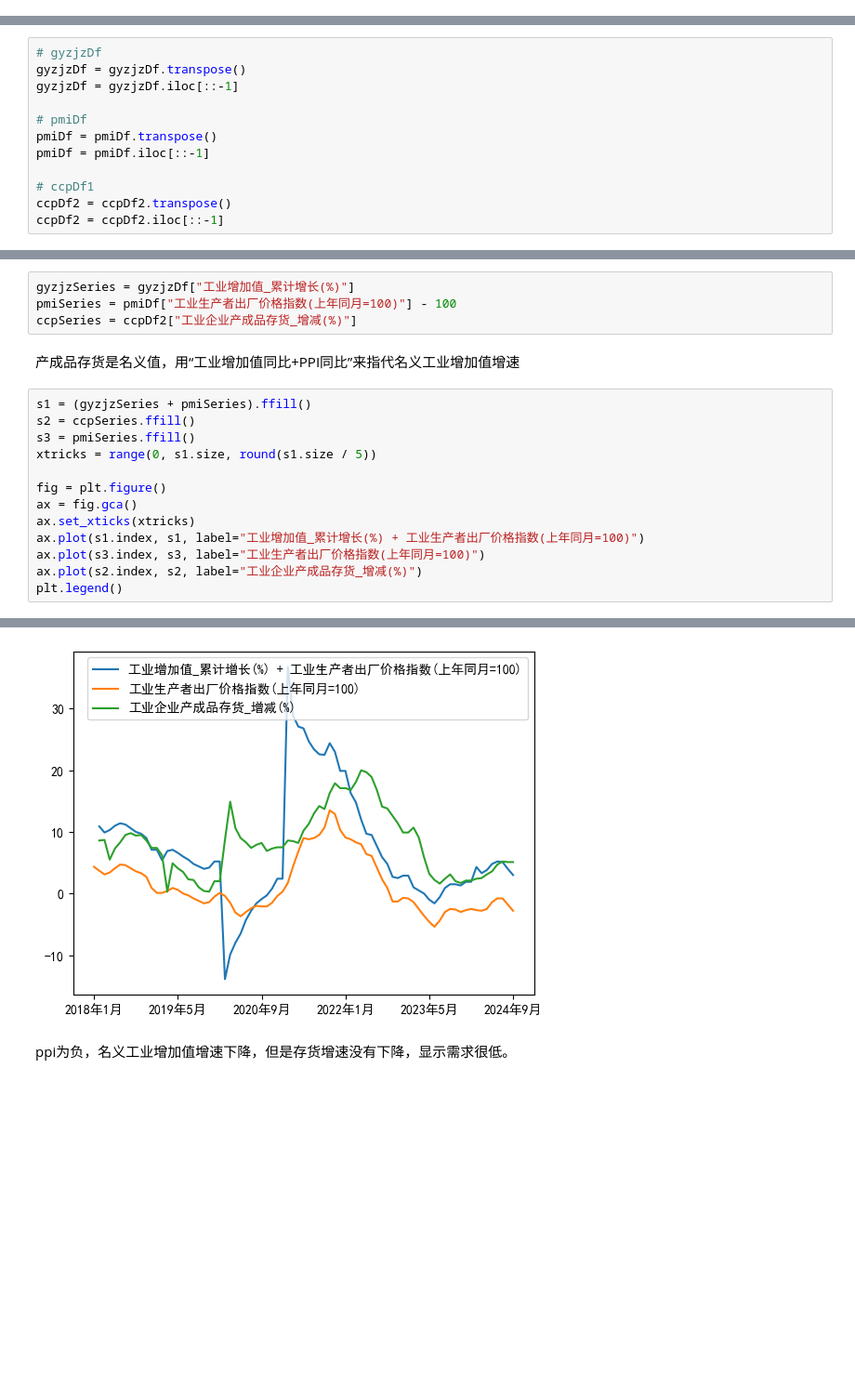
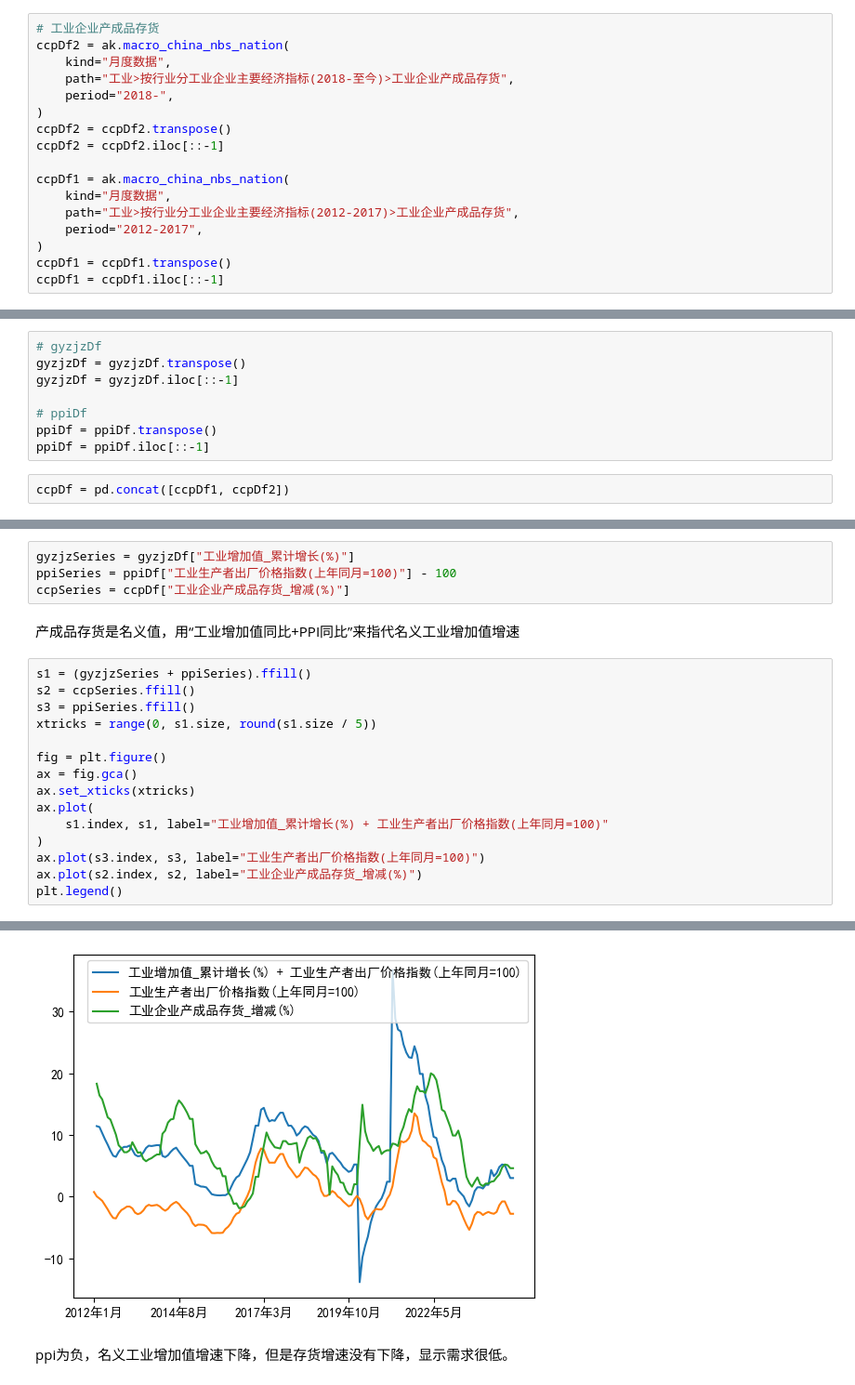
Before and after one commit to kampfer/various-data, a Jupyter notebook: src/researches/jupyter/工业增加值.ipynb, the cells around one changed output, grey strips where cells are left out. Shown at 93% size. Drawn from its saved outputs; the diff is of its cells as text; blank space fills up the shorter version.

```diff
--- a/src/researches/jupyter/工业增加值.ipynb
+++ b/src/researches/jupyter/工业增加值.ipynb
@@ -49,0 +57,17 @@ ccpDf2 = ak.macro_china_nbs_nation(kind='月度数据', path='工业>按行业
+# %%
+# 工业企业产成品存货
+ccpDf2 = ak.macro_china_nbs_nation(
+    kind="月度数据",
+    path="工业>按行业分工业企业主要经济指标(2018-至今)>工业企业产成品存货",
+    period="2018-",
+)
+ccpDf2 = ccpDf2.transpose()
+ccpDf2 = ccpDf2.iloc[::-1]
+
+ccpDf1 = ak.macro_china_nbs_nation(
+    kind="月度数据",
+    path="工业>按行业分工业企业主要经济指标(2012-2017)>工业企业产成品存货",
+    period="2012-2017",
+)
+ccpDf1 = ccpDf1.transpose()
+ccpDf1 = ccpDf1.iloc[::-1]
@@ -52,10 +105,8 @@ ccpDf2 = ak.macro_china_nbs_nation(kind='月度数据', path='工业>按行业
 gyzjzDf = gyzjzDf.transpose()
 gyzjzDf = gyzjzDf.iloc[::-1]
 
-# pmiDf
-pmiDf = pmiDf.transpose()
-pmiDf = pmiDf.iloc[::-1]
-
-# ccpDf1
-ccpDf2 = ccpDf2.transpose()
-ccpDf2 = ccpDf2.iloc[::-1]
+# ppiDf
+ppiDf = ppiDf.transpose()
+ppiDf = ppiDf.iloc[::-1]
+# %%
+ccpDf = pd.concat([ccpDf1, ccpDf2])
@@ -62,25 +127,27 @@ ccpDf2 = ccpDf2.iloc[::-1]
 # %%
 gyzjzSeries = gyzjzDf["工业增加值_累计增长(%)"]
-pmiSeries = pmiDf["工业生产者出厂价格指数(上年同月=100)"] - 100
-ccpSeries = ccpDf2["工业企业产成品存货_增减(%)"]
+ppiSeries = ppiDf["工业生产者出厂价格指数(上年同月=100)"] - 100
+ccpSeries = ccpDf["工业企业产成品存货_增减(%)"]
 # %% [markdown]
 产成品存货是名义值，用“工业增加值同比+PPI同比”来指代名义工业增加值增速
 # %%
-s1 = (gyzjzSeries + pmiSeries).ffill()
+s1 = (gyzjzSeries + ppiSeries).ffill()
 s2 = ccpSeries.ffill()
-s3 = pmiSeries.ffill()
+s3 = ppiSeries.ffill()
 xtricks = range(0, s1.size, round(s1.size / 5))
 
 fig = plt.figure()
 ax = fig.gca()
 ax.set_xticks(xtricks)
-ax.plot(s1.index, s1, label="工业增加值_累计增长(%) + 工业生产者出厂价格指数(上年同月=100)")
+ax.plot(
+    s1.index, s1, label="工业增加值_累计增长(%) + 工业生产者出厂价格指数(上年同月=100)"
+)
 ax.plot(s3.index, s3, label="工业生产者出厂价格指数(上年同月=100)")
 ax.plot(s2.index, s2, label="工业企业产成品存货_增减(%)")
 plt.legend()
 # %% [output]
 <matplotlib.legend.Legend at 0x...>
-[figure, old version]
+[figure, new version]
 # %% [markdown]
 ppi为负，名义工业增加值增速下降，但是存货增速没有下降，显示需求很低。
 # %% [markdown]
```
Also changed, not shown: parts of 13 cells of this notebook.
